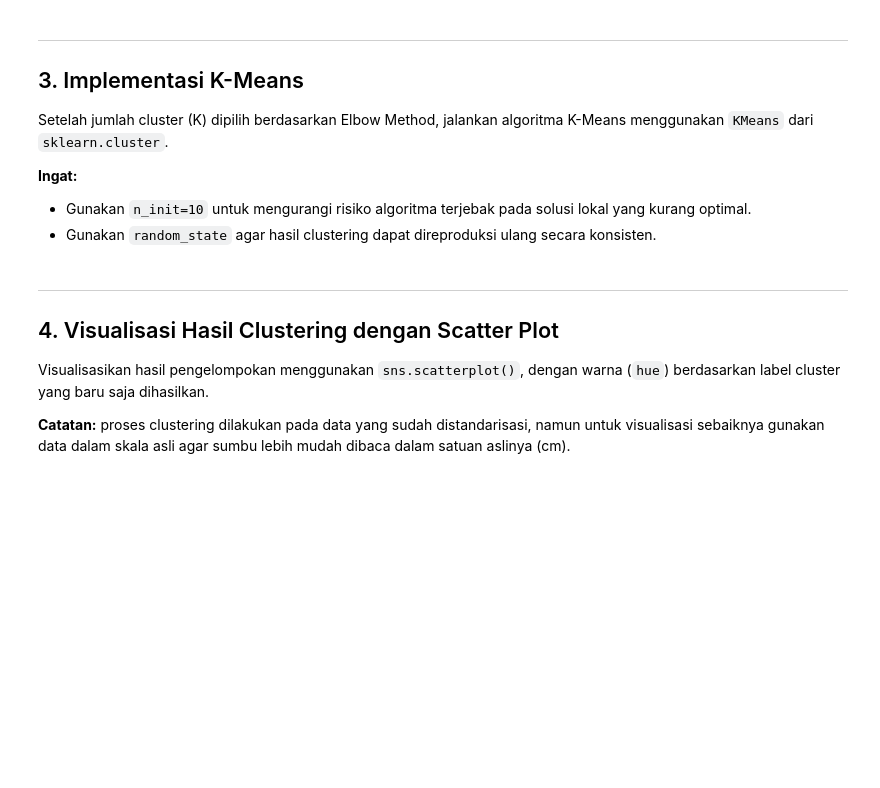
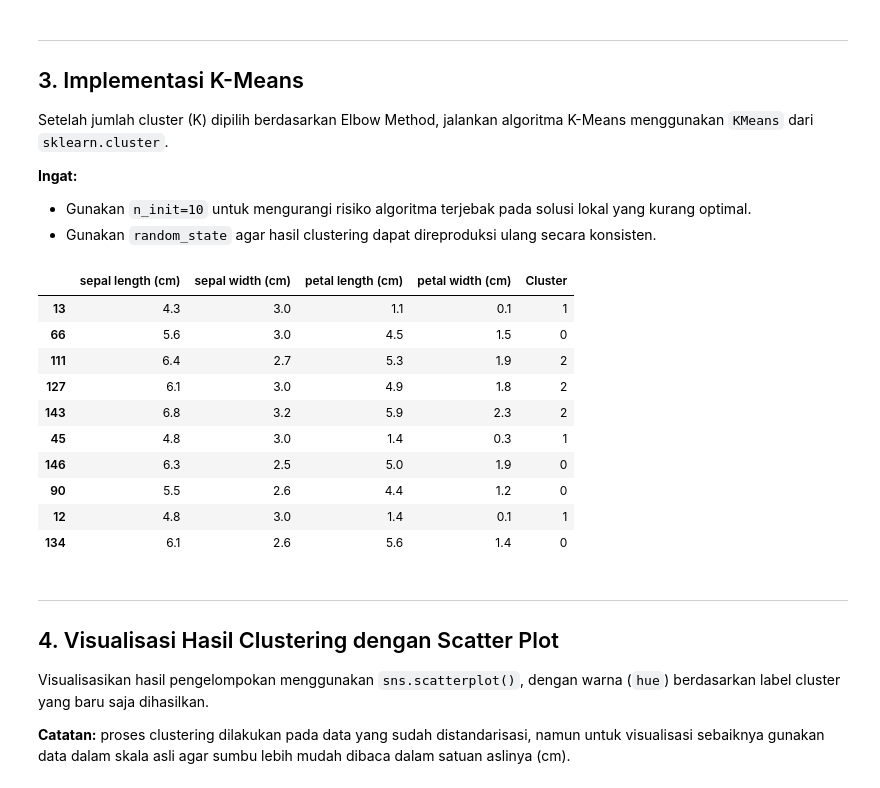
Before and after one commit to Renobelajar/prak-datascience-5, a Jupyter notebook: templatemodul4.ipynb, the cells around one changed output. Saved outputs shown, nothing was run; the diff lists cells and outputs as text; code cells hidden in the pictures; blank space fills up the shorter version.

```diff
--- a/templatemodul4.ipynb
+++ b/templatemodul4.ipynb
@@ -106,6 +106,23 @@ Setelah jumlah cluster (K) dipilih berdasarkan Elbow Method, jalankan algoritma
 **Ingat:**
 - Gunakan `n_init=10` untuk mengurangi risiko algoritma terjebak pada solusi lokal yang kurang optimal.
 - Gunakan `random_state` agar hasil clustering dapat direproduksi ulang secara konsisten.
+# %%
+kmeans = KMeans(n_clusters=3, random_state=42, n_init=10)
+labels = kmeans.fit_predict(df_scaled)
+df['Cluster'] = labels
+display(df.sample(10))
+# %% [output]
+|  | sepal length (cm) | sepal width (cm) | petal length (cm) | petal width (cm) | Cluster |
+| 13 | 4.3 | 3.0 | 1.1 | 0.1 | 1 |
+| 66 | 5.6 | 3.0 | 4.5 | 1.5 | 0 |
+| 111 | 6.4 | 2.7 | 5.3 | 1.9 | 2 |
+| 127 | 6.1 | 3.0 | 4.9 | 1.8 | 2 |
+| 143 | 6.8 | 3.2 | 5.9 | 2.3 | 2 |
+| 45 | 4.8 | 3.0 | 1.4 | 0.3 | 1 |
+| 146 | 6.3 | 2.5 | 5.0 | 1.9 | 0 |
+| 90 | 5.5 | 2.6 | 4.4 | 1.2 | 0 |
+| 12 | 4.8 | 3.0 | 1.4 | 0.1 | 1 |
+| 134 | 6.1 | 2.6 | 5.6 | 1.4 | 0 |
 # %% [markdown]
 ---
 ## 4. Visualisasi Hasil Clustering dengan Scatter Plot
```
